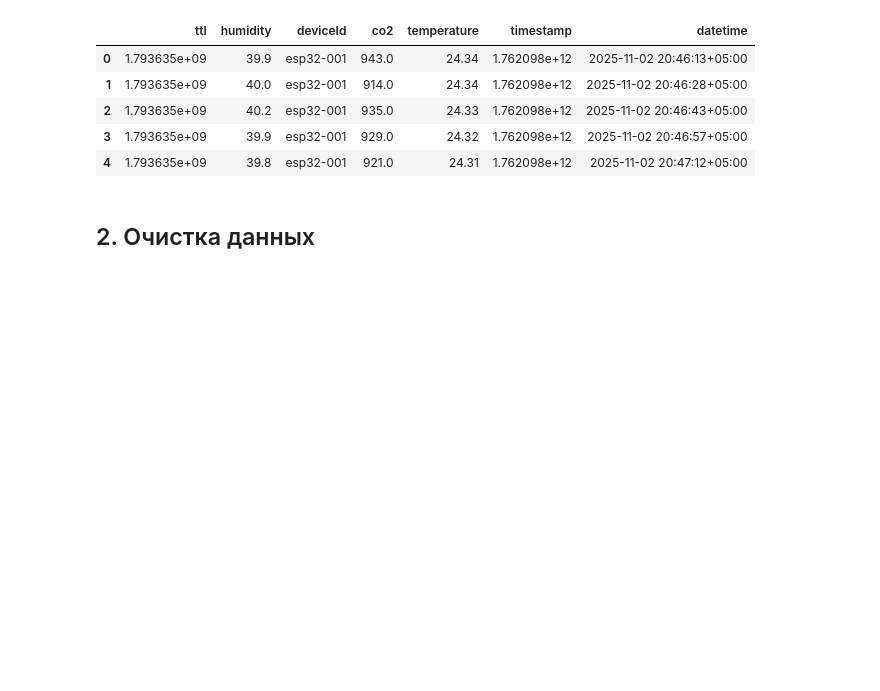
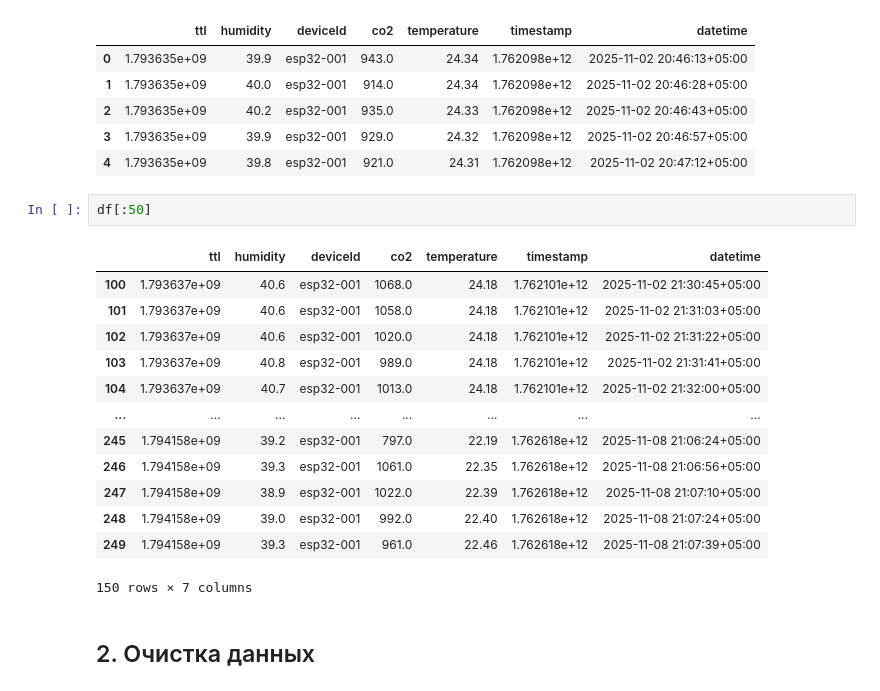
Before and after one commit to showbegin/air-sensor, a Jupyter notebook: notebooks/data-analysis.ipynb, the cells around one changed output. Drawn from its saved outputs; the diff is of its cells as text; blank space fills up the shorter version.

```diff
--- a/notebooks/data-analysis.ipynb
+++ b/notebooks/data-analysis.ipynb
@@ -68,6 +68,22 @@ df.head()
 | 2 | 1.793635e+09 | 40.2 | esp32-001 | 935.0 | 24.33 | 1.762098e+12 | 2025-11-02 20:46:43+05:00 |
 | 3 | 1.793635e+09 | 39.9 | esp32-001 | 929.0 | 24.32 | 1.762098e+12 | 2025-11-02 20:46:57+05:00 |
 | 4 | 1.793635e+09 | 39.8 | esp32-001 | 921.0 | 24.31 | 1.762098e+12 | 2025-11-02 20:47:12+05:00 |
+# %%
+df[:50]
+# %% [output]
+|  | ttl | humidity | deviceId | co2 | temperature | timestamp | datetime |
+| 100 | 1.793637e+09 | 40.6 | esp32-001 | 1068.0 | 24.18 | 1.762101e+12 | 2025-11-02 21:30:45+05:00 |
+| 101 | 1.793637e+09 | 40.6 | esp32-001 | 1058.0 | 24.18 | 1.762101e+12 | 2025-11-02 21:31:03+05:00 |
+| 102 | 1.793637e+09 | 40.6 | esp32-001 | 1020.0 | 24.18 | 1.762101e+12 | 2025-11-02 21:31:22+05:00 |
+| 103 | 1.793637e+09 | 40.8 | esp32-001 | 989.0 | 24.18 | 1.762101e+12 | 2025-11-02 21:31:41+05:00 |
+| 104 | 1.793637e+09 | 40.7 | esp32-001 | 1013.0 | 24.18 | 1.762101e+12 | 2025-11-02 21:32:00+05:00 |
+| ... | ... | ... | ... | ... | ... | ... | ... |
+| 245 | 1.794158e+09 | 39.2 | esp32-001 | 797.0 | 22.19 | 1.762618e+12 | 2025-11-08 21:06:24+05:00 |
+| 246 | 1.794158e+09 | 39.3 | esp32-001 | 1061.0 | 22.35 | 1.762618e+12 | 2025-11-08 21:06:56+05:00 |
+| 247 | 1.794158e+09 | 38.9 | esp32-001 | 1022.0 | 22.39 | 1.762618e+12 | 2025-11-08 21:07:10+05:00 |
+| 248 | 1.794158e+09 | 39.0 | esp32-001 | 992.0 | 22.40 | 1.762618e+12 | 2025-11-08 21:07:24+05:00 |
+| 249 | 1.794158e+09 | 39.3 | esp32-001 | 961.0 | 22.46 | 1.762618e+12 | 2025-11-08 21:07:39+05:00 |
+150 rows × 7 columns
 # %% [markdown]
 ## 2. Очистка данных
 # %% [markdown]
```
Also changed, not shown: 2 other files.
